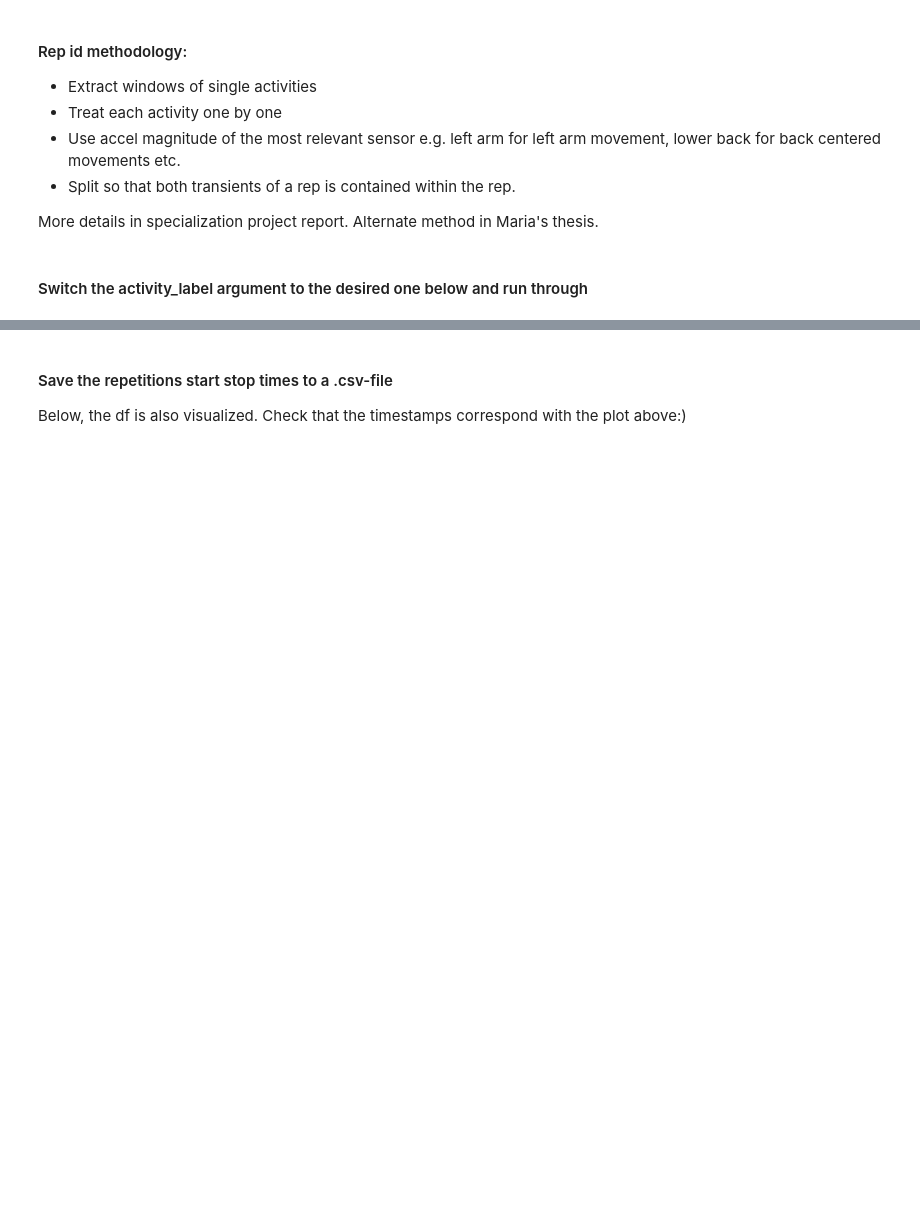
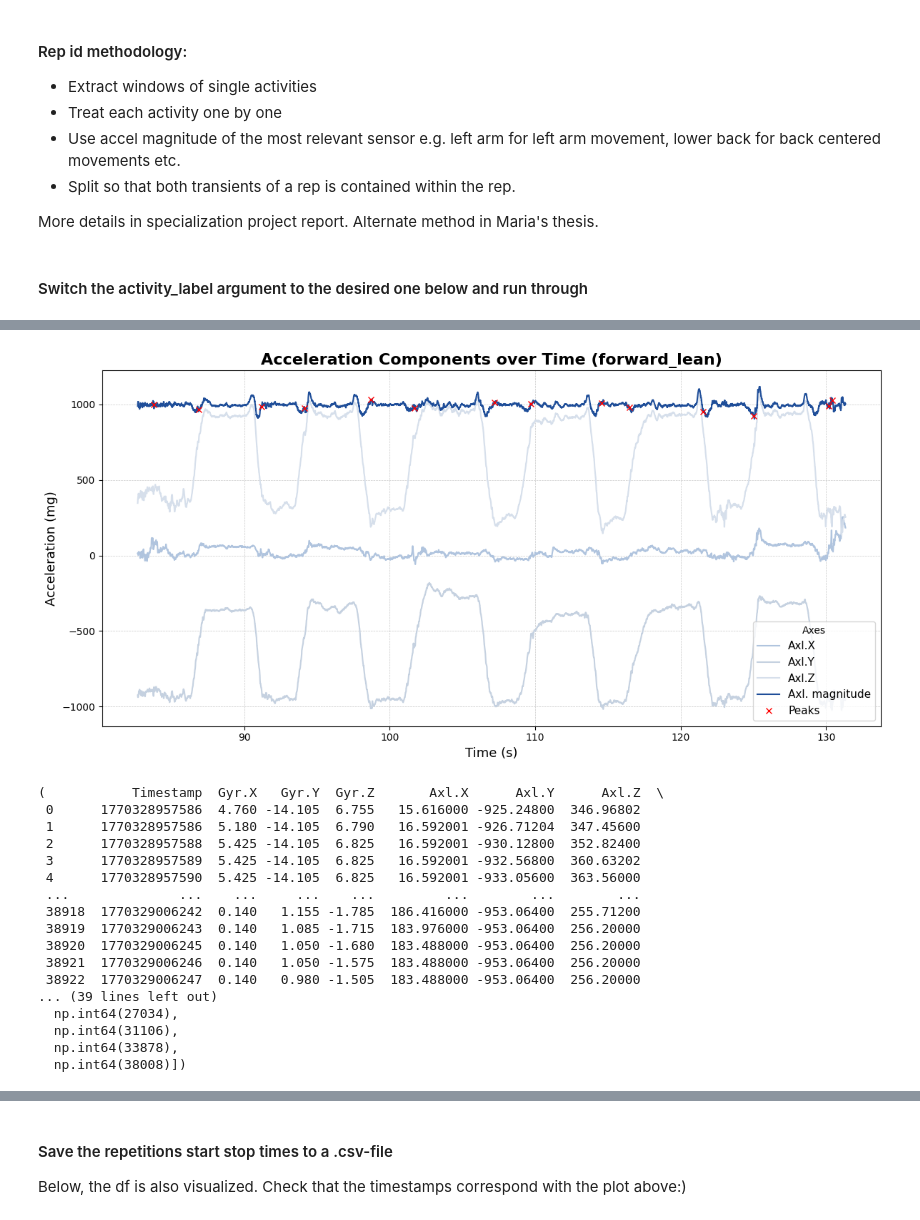
Before and after one commit to johanneloet/MasterV26, a Jupyter notebook: labeling_pipeline.ipynb, the cells around one changed output, grey strips where cells are left out. Cells and saved outputs as stored; diff of their text form; code cells hidden in the pictures; blank space fills up the shorter version.

```diff
--- a/labeling_pipeline.ipynb
+++ b/labeling_pipeline.ipynb
@@ -368,20 +507,36 @@ _, peaks, peaks_mask = plot_activity_accelerations_peaks_and_magnitude(df_filter
 peaks
 # %%
 # Manually alter the peaks such that the peaks can be used to differentiate between
-drop_peaks = [4,8]
+drop_peaks = [10, 12]
 filtered_peaks = []
 filtered_peaks_original = []
 for i in range(len(peaks_mask)):
 
-    if i == 13:
-        filtered_peaks.append(peaks_mask[i] - 1*800)
-        filtered_peaks_original.append(peaks[i] - 1*800)
+    if i == 6:
+        filtered_peaks.append(peaks_mask[i] - 2.5*800)
+        filtered_peaks_original.append(peaks[i] - 2.5*800)
 
+
+    # if i == 0:
+    #     filtered_peaks.append(peaks_mask[i] - 2*800)
+    #     filtered_peaks_original.append(peaks[i]- 2*800)
+
+    # if i == 17:
+    #     filtered_peaks.append(peaks_mask[i] - 1*800)
+    #     filtered_peaks_original.append(peaks[i]-1*800)
 
     if i not in drop_peaks:
         filtered_peaks.append(peaks_mask[i])
         filtered_peaks_original.append(peaks[i])
 
-    if i == 0:
+    # if i == 2:
+    #     filtered_peaks.append(peaks_mask[i] + 5*800)
+    #     filtered_peaks_original.append(peaks[i]+ 5*800)
+    #     filtered_peaks.append(peaks_mask[i] + 10*800)
+    #     filtered_peaks_original.append(peaks[i]+ 10*800)
+    #     filtered_peaks.append(peaks_mask[i] + 16*800)
+    #     filtered_peaks_original.append(peaks[i]+ 16*800)
+
+    if i == 12:
         filtered_peaks.append(peaks_mask[i] + 1*800)
         filtered_peaks_original.append(peaks[i]+ 1*800)
@@ -390,7 +543,26 @@ filtered_peaks_original
 # %%
 # plot again to see that everything aligns
 
-plot_activity_accelerations_peaks_and_magnitude(df_filtered_rarm, activity_label, peak_indices=filtered_peaks)
+plot_activity_accelerations_peaks_and_magnitude(df_filtered_ub, activity_label, peak_indices=filtered_peaks)
+# %% [output]
+[figure, added]
+(           Timestamp  Gyr.X   Gyr.Y  Gyr.Z       Axl.X      Axl.Y      Axl.Z  \
+ 0      1770328957586  4.760 -14.105  6.755   15.616000 -925.24800  346.96802
+ 1      1770328957586  5.180 -14.105  6.790   16.592001 -926.71204  347.45600
+ 2      1770328957588  5.425 -14.105  6.825   16.592001 -930.12800  352.82400
+ 3      1770328957589  5.425 -14.105  6.825   16.592001 -932.56800  360.63202
+ 4      1770328957590  5.425 -14.105  6.825   16.592001 -933.05600  363.56000
+ ...              ...    ...     ...    ...         ...        ...        ...
+ 38918  1770329006242  0.140   1.155 -1.785  186.416000 -953.06400  255.71200
+ 38919  1770329006243  0.140   1.085 -1.715  183.976000 -953.06400  256.20000
+ 38920  1770329006245  0.140   1.050 -1.680  183.488000 -953.06400  256.20000
+ 38921  1770329006246  0.140   1.050 -1.575  183.488000 -953.06400  256.20000
+ 38922  1770329006247  0.140   0.980 -1.505  183.488000 -953.06400  256.20000
+... (39 lines left out)
+  np.int64(27034),
+  np.int64(31106),
+  np.int64(33878),
+  np.int64(38008)])
 # %%
 len(filtered_peaks) == len(filtered_peaks_original)
 # %%
```
Also changed, not shown: parts of 23 cells of this notebook, 46 other files.
